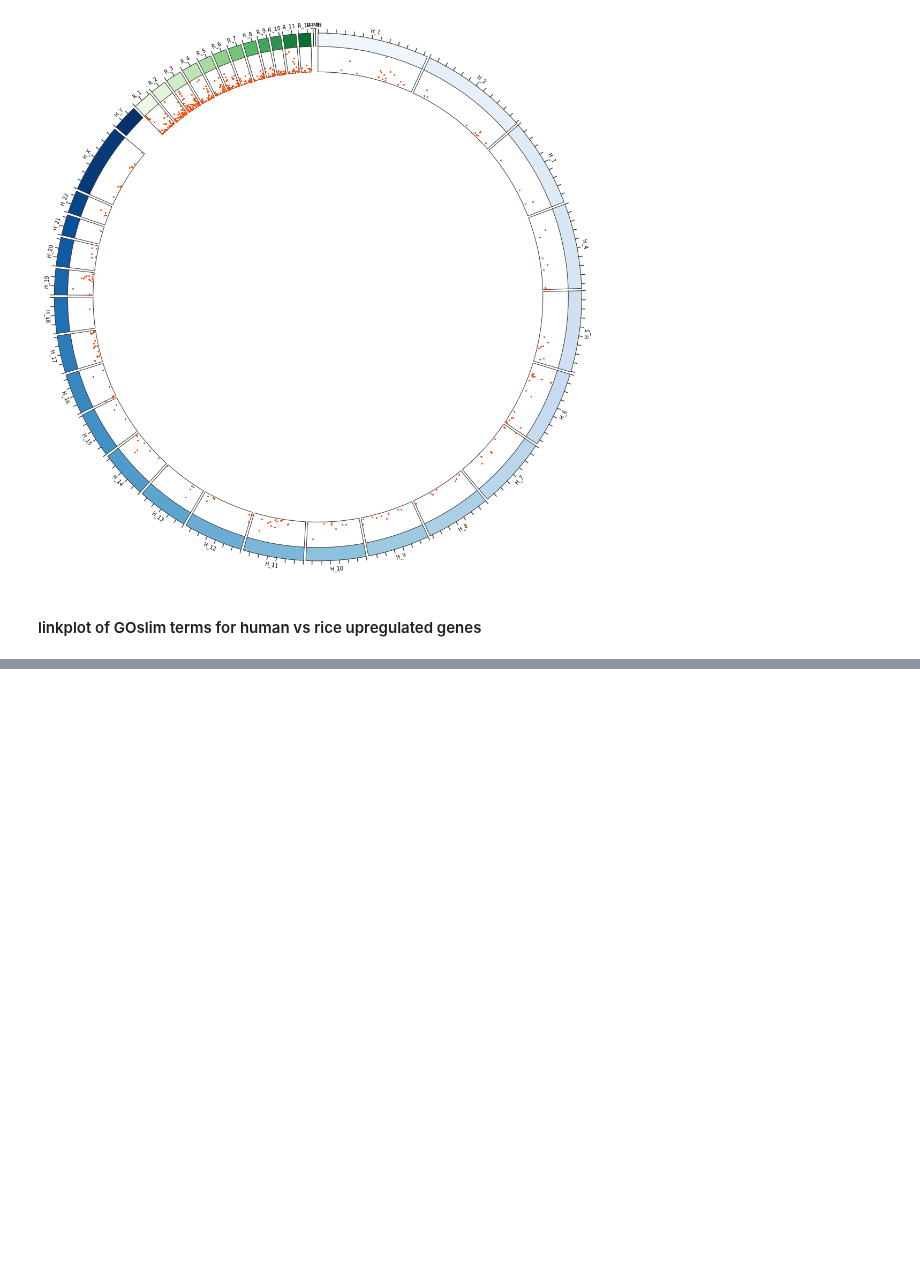
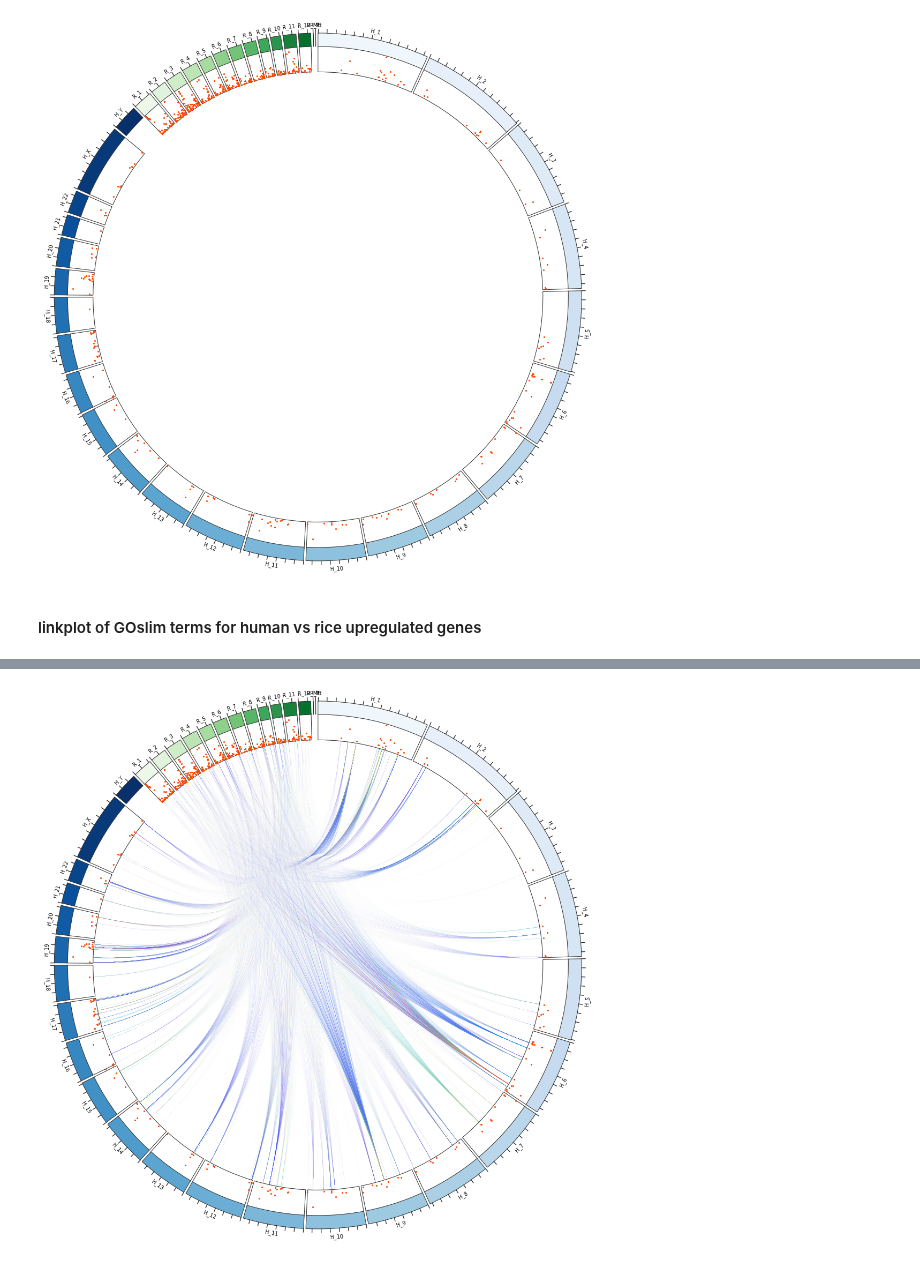
Before and after one commit to yonezawa-sora/pycircos_comaparative_species, a Jupyter notebook: circos_plot_go/circos_human_vs_rice_up.ipynb, the cells around one changed output, grey strips where cells are left out. Saved outputs shown, nothing was run; the diff lists cells and outputs as text; code cells hidden in the pictures; blank space fills up the shorter version.

```diff
--- a/circos_plot_go/circos_human_vs_rice_up.ipynb
+++ b/circos_plot_go/circos_human_vs_rice_up.ipynb
@@ -193,0 +292,30 @@ circle.figure
+# %%
+# merge dataframe based on common column 'GOSlim GOA Accession(s)'
+merged_df_goslim = pd.merge(
+    extract_df_r_goslim, extract_df_h_goslim,
+    left_on=['GOSlim GOA Accession(s)'],
+    right_on=['GOSlim GOA Accession(s)'],
+    how='inner',
+    suffixes=('_rice', '_human')
+)
+
+# extract necessary columns
+
+merged_df_goslim = merged_df_goslim[['GOSlim GOA Accession(s)',
+                                     'GOSlim GOA Description_rice',
+                                     'GOSlim GOA Description_human',
+                                     'Gene stable ID_rice',
+                                     'Gene stable ID_human',
+                                     'Chromosome/scaffold name_rice',
+                                     'start1 (bp)',
+                                     'end1 (bp)',
+                                     'Chromosome/scaffold name_human',
+                                     'start2 (bp)',
+                                     'end2 (bp)',
+                                     'HN-score(HN5)_rice',
+                                     'HN-score(HN5)_human']]
+
+# Remove duplicate rows based on specific columns
+merged_df_goslim = merged_df_goslim.drop_duplicates(subset=['Gene stable ID_rice', 'Gene stable ID_human'])
+merged_df_goslim.to_csv("../data/merged_df_goslim.tsv", sep='\t', index=False)
+merged_df_goslim
@@ -193,0 +336,13 @@ circle.figure
+# %%
+# Add color data to 'GOSlim GOA Description' column
+unique_ontologies = merged_df_goslim['GOSlim GOA Description_rice'].unique()
+
+n = len(unique_ontologies)
+colors = cm.rainbow(np.linspace(0, 1, n)) # create n colors by cm.rainbow
+
+# create ontology_color_dict
+ontology_color_dict = {term: color for term, color in zip(unique_ontologies, colors)}
+
+# add to garc_dict
+for term, color in ontology_color_dict.items():
+    circle._garc_dict[term] = {'facecolor': color}
@@ -193,0 +415,4 @@ circle.figure
+# %%
+circle.figure
+# %% [output]
+[figure, added]
```
Also changed, not shown: parts of 10 cells of this notebook, 1 other file.
